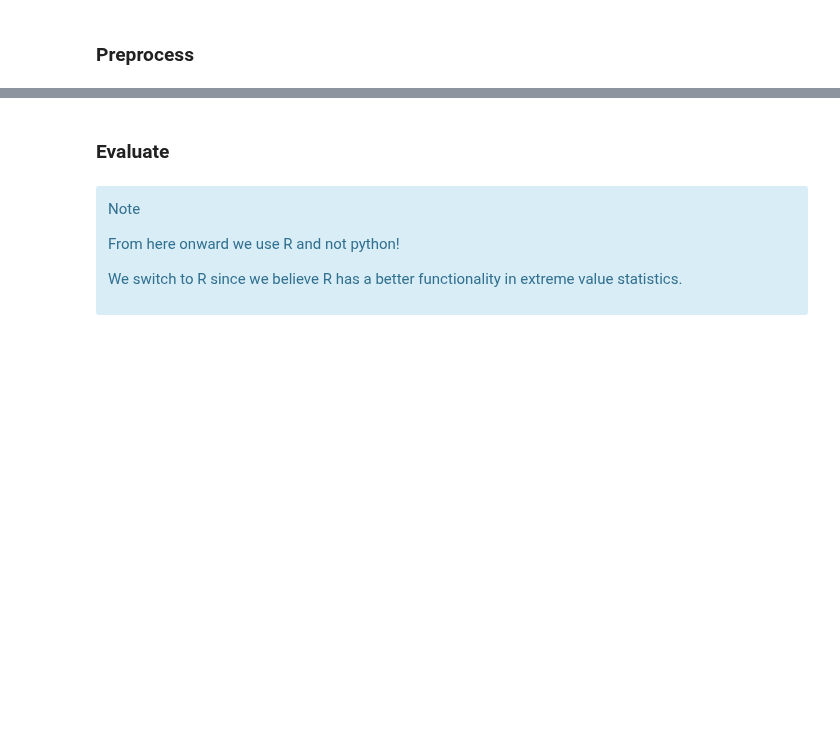
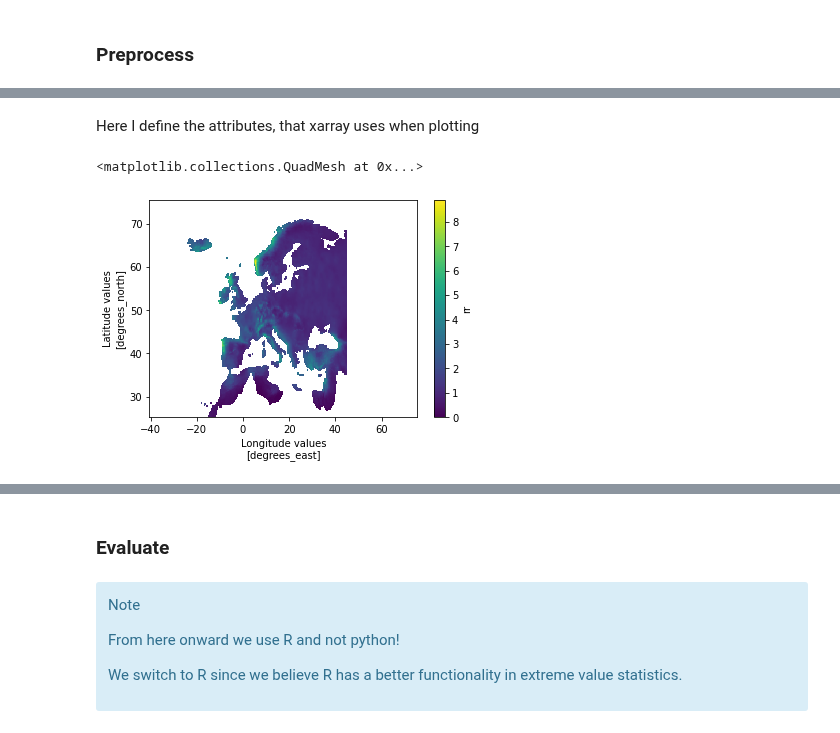
Before and after one commit to ECMWFCode4Earth/UNSEEN-open, a Jupyter notebook: doc/Notebooks/examples/UK_Precipitation.ipynb, the cells around one changed output, grey strips where cells are left out. Saved outputs shown, nothing was run; the diff lists cells and outputs as text; code cells hidden in the pictures; blank space fills up the shorter version.

```diff
--- a/doc/Notebooks/examples/UK_Precipitation.ipynb
+++ b/doc/Notebooks/examples/UK_Precipitation.ipynb
@@ -90,0 +45,5 @@ ERA5_Siberia_events_zoomed_df = ERA5_Siberia_events_zoomed.to_dataframe()
+# %%
+EOBS = xr.open_dataset('../UK_example/EOBS/rr_ens_mean_0.25deg_reg_v20.0e.nc') ## open the data
+EOBS = EOBS.resample(time='1m').mean() ## Monthly averages
+EOBS = EOBS.sel(time=EOBS['time.month'] == 2) ## Select only February
+EOBS
@@ -90,0 +59,10 @@ ERA5_Siberia_events_zoomed_df = ERA5_Siberia_events_zoomed.to_dataframe()
+# %% [markdown]
+Here I define the attributes, that xarray uses when plotting
+# %%
+EOBS['rr'].attrs = {'long_name': 'rainfall',  ##Define the name
+ 'units': 'mm/day', ## unit
+ 'standard_name': 'thickness_of_rainfall_amount'} ## original name, not used
+EOBS['rr'].mean('time').plot() ## and show the 1950-2019 average February precipitation
+# %% [output]
+<matplotlib.collections.QuadMesh at 0x...>
+[figure, added]
```
Also changed, not shown: parts of 66 cells of this notebook.
